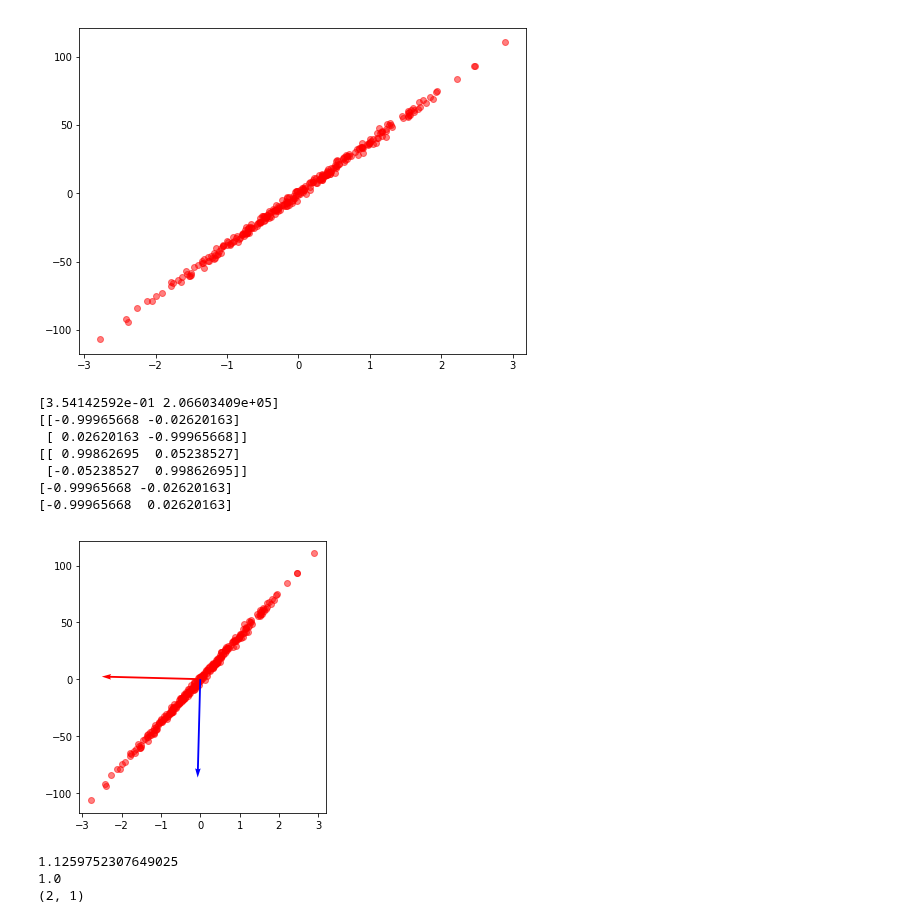
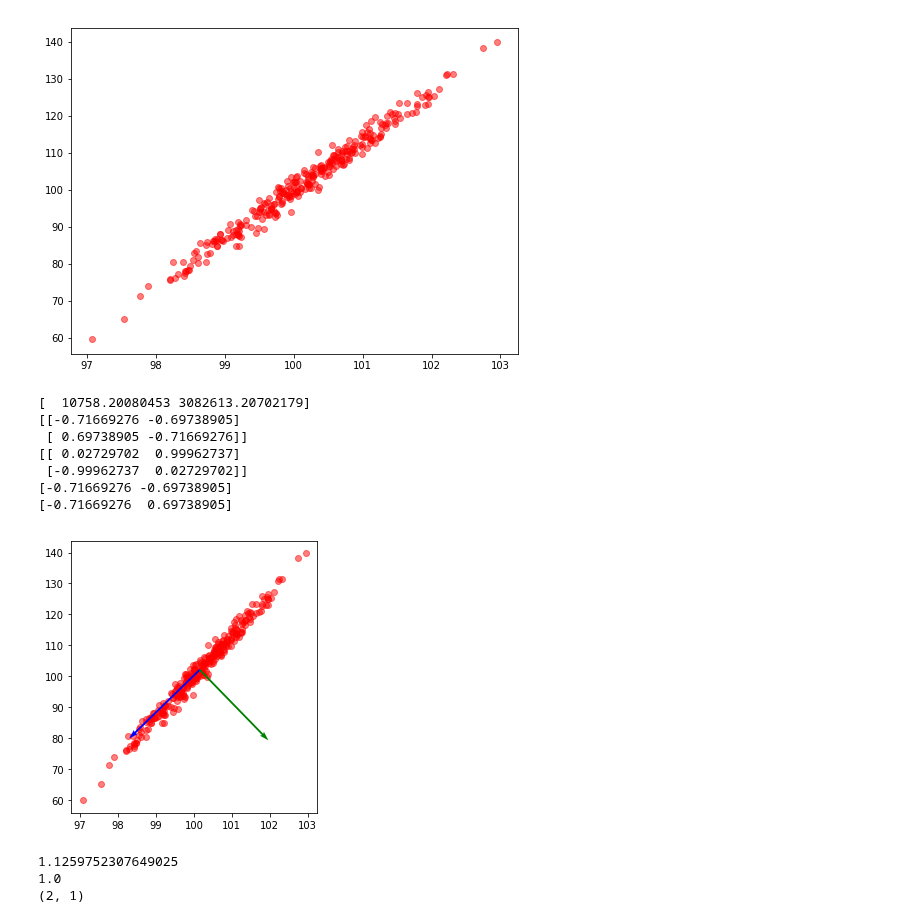
Before and after one commit to JaeDukSeo/Daily-Neural-Network-Practice-3, a Jupyter notebook: sandbox full of trash/Linear Algebra/start and explore.ipynb, the cells around one changed output. Drawn from its saved outputs; the diff is of its cells as text; code cells hidden in the pictures.

```diff
--- a/sandbox full of trash/Linear Algebra/start and explore.ipynb
+++ b/sandbox full of trash/Linear Algebra/start and explore.ipynb
@@ -7,14 +7,14 @@ from sklearn.datasets import make_moons,make_classification,make_regression
 # See the data
 # X, y = make_moons(n_samples=300, noise=0.0)
 X,y = make_regression(n_samples=300, n_features=1,noise=2); X = np.concatenate((X,y[:,None]),1) + 100
-X = X - X.mean(0)
+# X = X - X.mean(0)
 plt.figure(figsize=(8,6))
 # plt.scatter(X[y==0, 0], X[y==0, 1], color='red', alpha=0.5)
 # plt.scatter(X[y==1, 0], X[y==1, 1], color='blue', alpha=0.5)
 plt.scatter(X[:, 0], X[:,1], color='red', alpha=0.5)
 plt.show()
 # %% [output]
-[figure, old version]
+[figure, new version]
 # %%
 # traditional PCA
 
@@ -24,42 +24,44 @@ evalue,evector = np.linalg.eig(cov)
 idx = np.argsort(evalue)[::-1]
 evecs = evector[:,idx]
 
 print(evalue)
 print(evector)
 print(evector@evector)
 print(evector[0,:])
 print(evector[:,0])
 
 projected = X @ evecs[:,1]
 recovered = projected[:,None] @ evecs[:,1][:,None].T
 
 # 2. recover
 plt.figure(figsize=(15,5))
 plt.subplot(1, 3, 1)
 plt.scatter(X[:, 0], X[:,1], color='red', alpha=0.5)
-plt.quiver( X.mean(0)[0], X.mean(0)[1], evector[0,:], evector[1,:], color=['r','b','g'], scale=2.5)
+plt.quiver( X.mean(0)[0], X.mean(0)[1], evector[0,0],evector[0,1], color=['b'], scale=2.5)
+plt.quiver( X.mean(0)[0], X.mean(0)[1], evector[1,0],evector[1,1], color=['g'], scale=2.5)
+
 
 
 # plt.scatter(X[y==0, 0], X[y==0, 1], color='red', alpha=0.5)
 # plt.scatter(X[y==1, 0], X[y==1, 1], color='blue', alpha=0.5)
 
 # plt.subplot(1, 3, 2)
 # plt.scatter(projected[y==0], np.zeros((len(projected)//2,1)), color='red', alpha=0.5)
 # plt.scatter(projected[y==1], np.zeros((len(projected)//2,1)), color='blue', alpha=0.5)
 
 # plt.subplot(1, 3, 3)
 # plt.scatter(recovered[y==0, 0], recovered[y==0, 1], color='red', alpha=0.5)
 # plt.scatter(recovered[y==1, 0], recovered[y==1, 1], color='blue', alpha=0.5)
 plt.show()
 # %% [output]
-[3.54142592e-01 2.06603409e+05]
-[[-0.99965668 -0.02620163]
- [ 0.02620163 -0.99965668]]
-[[ 0.99862695  0.05238527]
- [-0.05238527  0.99862695]]
-[-0.99965668 -0.02620163]
-[-0.99965668  0.02620163]
+[  10758.20080453 3082613.20702179]
+[[-0.71669276 -0.69738905]
+ [ 0.69738905 -0.71669276]]
+[[ 0.02729702  0.99962737]
+ [-0.99962737  0.02729702]]
+[-0.71669276 -0.69738905]
+[-0.71669276  0.69738905]
-[figure, old version]
+[figure, new version]
 # %%
 # simple method
 w = np.random.randn(2,1)
```
